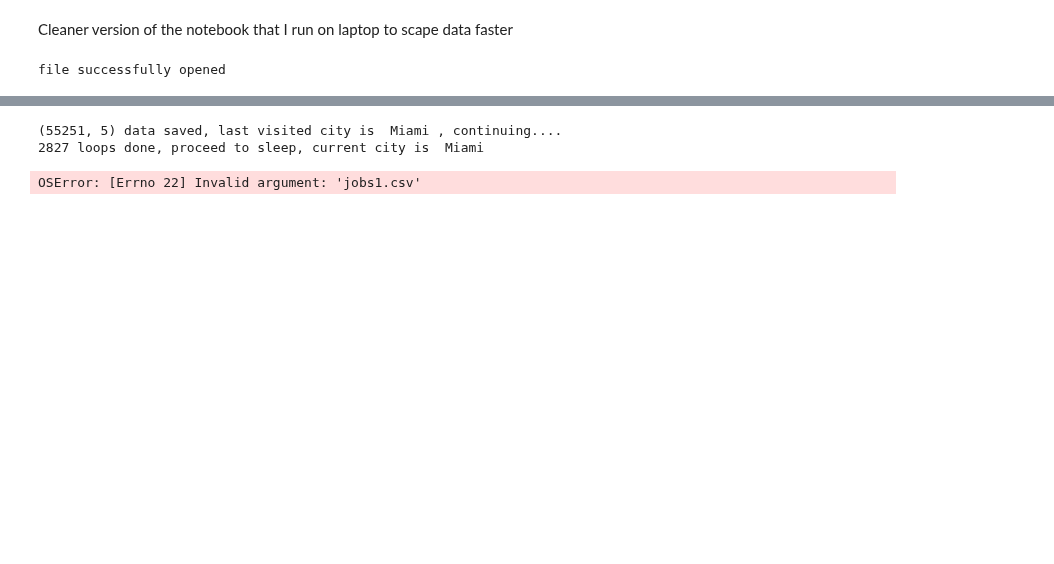
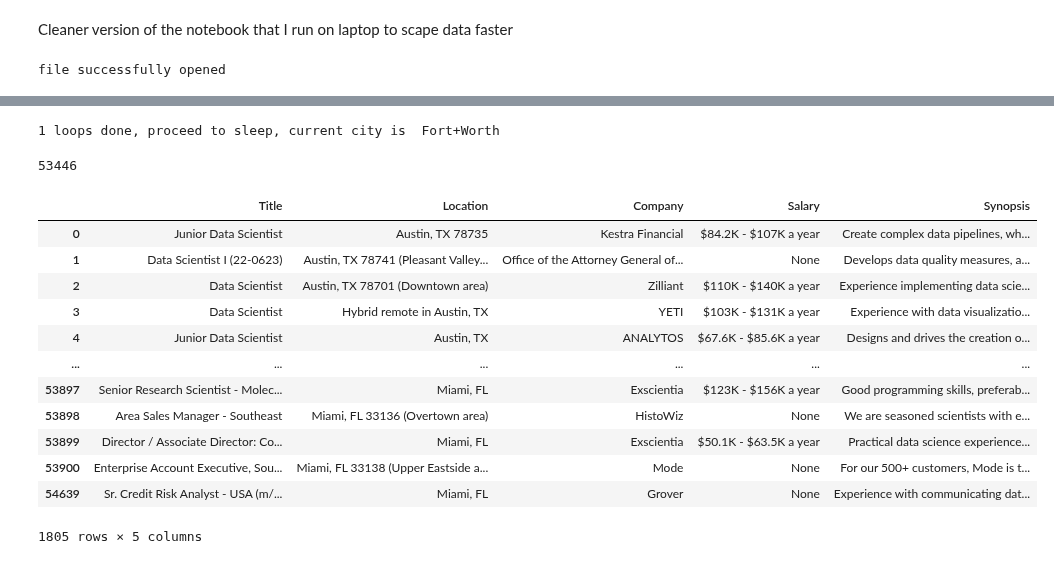
Before and after one commit to Chiuchiyin/Coding-fun, a Jupyter notebook: Web Scraping Job Postings/data scraper laptop version.ipynb, the cells around one changed output, grey strips where cells are left out. Drawn from its saved outputs; the diff is of its cells as text; code cells hidden in the pictures; blank space fills up the shorter version.

Commit message:
data.csv
combined dataframe with dupes removed

```diff
--- a/Web Scraping Job Postings/data scraper laptop version.ipynb
+++ b/Web Scraping Job Postings/data scraper laptop version.ipynb
@@ -105,11 +102,18 @@ max_results_per_city = 5000
+# %%
+url_template = "http://www.indeed.com/jobs?q=data+scientist+%2420%2C000&l={}&start={}"
+max_results_per_city = 5000
+cities = ['New+York', 'Chicago', 'San+Francisco', 'Austin', 'Seattle',
+            'Los+Angeles', 'Philadelphia', 'Atlanta', 'Dallas', 'Pittsburgh',
+            'Portland', 'Phoenix', 'Denver', 'Houston', 'Miami']
+cities1 = ['Boston', 'Charlottesville', 'Richmond', 'Baltimore', 'Harrisonburg', 'San+Antonio', 'San+Diego', 'San+Jose',
+                 'Austin', 'Jacksonville', 'Indianapolis', 'Columbus', 'Fort+Worth', 'Charlotte', 'Detroit', 'El+Paso',
+                 'Memphis', 'Orlando', 'Nashville', 'Louisville', 'Milwaukee', 'Las+Vegas', 'Albuquerque', 'Tucson' ]
 # %%
 i = 0
 count = 0
 results = []
 
-for city in set(['New+York', 'Chicago', 'San+Francisco', 'Austin', 'Seattle',
-                 'Los+Angeles', 'Philadelphia', 'Atlanta', 'Dallas', 'Pittsburgh',
-                 'Portland', 'Phoenix', 'Denver', 'Houston', 'Miami']):
+for city in set(cities1):
     for start in range(0, max_results_per_city, 10):
         # Grab the results from the request (as above)
         # Append to the full set of results
@@ -158,6 +162,24 @@ for city in set(['New+York', 'Chicago', 'San+Francisco', 'Austin', 'Seattle',
     print('moving to next city')
     sleep(random.randint(30,60))
 # %% [output]
-(55251, 5) data saved, last visited city is  Miami , continuing....
-2827 loops done, proceed to sleep, current city is  Miami
+1 loops done, proceed to sleep, current city is  Fort+Worth
-OSError: [Errno 22] Invalid argument: 'jobs1.csv'
+# %%
+print(df_more.duplicated().sum())
+# %% [output]
+53446
+# %%
+df_more[~df_more.duplicated()]
+# %% [output]
+|  | Title | Location | Company | Salary | Synopsis |
+| 0 | Junior Data Scientist | Austin, TX 78735 | Kestra Financial | $84.2K - $107K a year | Create complex data pipelines, wh... |
+| 1 | Data Scientist I (22-0623) | Austin, TX 78741 (Pleasant Valley... | Office of the Attorney General of... | None | Develops data quality measures, a... |
+| 2 | Data Scientist | Austin, TX 78701 (Downtown area) | Zilliant | $110K - $140K a year | Experience implementing data scie... |
+| 3 | Data Scientist | Hybrid remote in Austin, TX | YETI | $103K - $131K a year | Experience with data visualizatio... |
+| 4 | Junior Data Scientist | Austin, TX | ANALYTOS | $67.6K - $85.6K a year | Designs and drives the creation o... |
+| ... | ... | ... | ... | ... | ... |
+| 53897 | Senior Research Scientist - Molec... | Miami, FL | Exscientia | $123K - $156K a year | Good programming skills, preferab... |
+| 53898 | Area Sales Manager - Southeast | Miami, FL 33136 (Overtown area) | HistoWiz | None | We are seasoned scientists with e... |
+| 53899 | Director / Associate Director: Co... | Miami, FL | Exscientia | $50.1K - $63.5K a year | Practical data science experience... |
+| 53900 | Enterprise Account Executive, Sou... | Miami, FL 33138 (Upper Eastside a... | Mode | None | For our 500+ customers, Mode is t... |
+| 54639 | Sr. Credit Risk Analyst - USA (m/... | Miami, FL | Grover | None | Experience with communicating dat... |
+1805 rows × 5 columns
```
Also changed, not shown: parts of 10 cells of this notebook, 2 other files.
